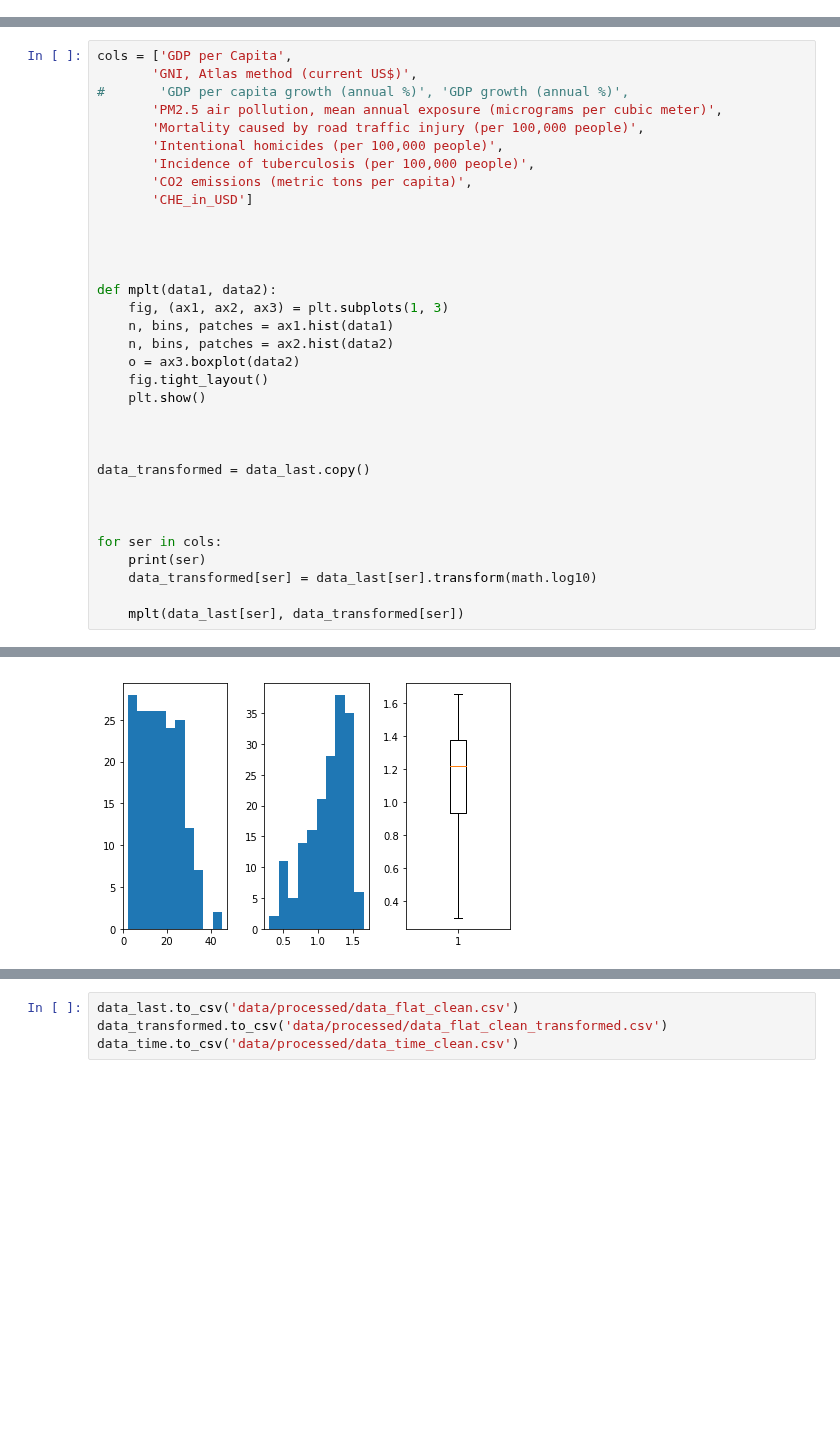
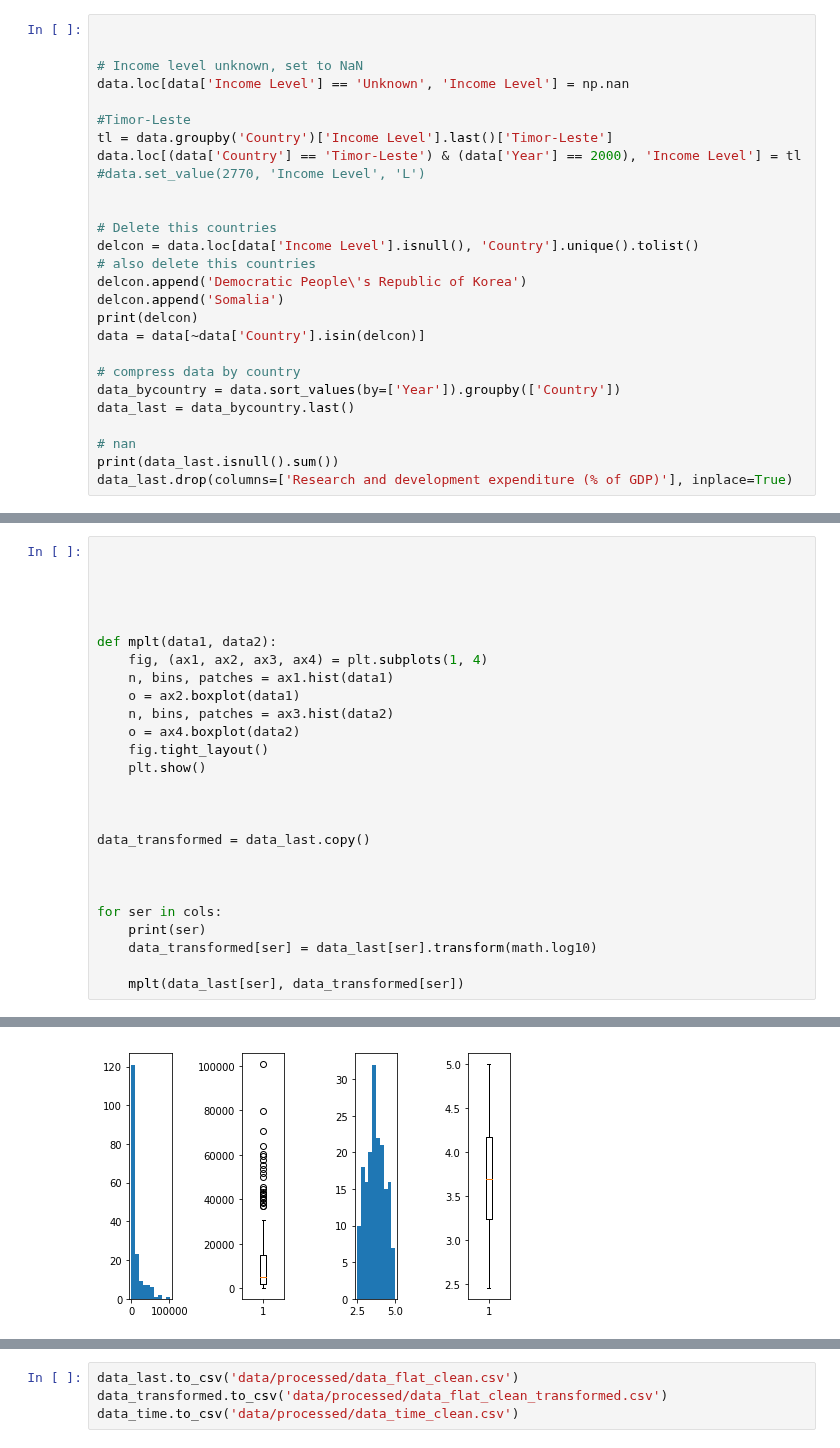
Before and after one commit to patrickFuerst/human_life_exp, a Jupyter notebook: Data_Processing(Attila).ipynb, the cells around one changed output, grey strips where cells are left out. Cells and saved outputs as stored; diff of their text form; blank space fills up the shorter version.

```diff
--- a/Data_Processing(Attila).ipynb
+++ b/Data_Processing(Attila).ipynb
@@ -140,0 +54,27 @@ Intentional homicides (per 100,000 people)                                 0
+# %%
+
+
+# Income level unknown, set to NaN
+data.loc[data['Income Level'] == 'Unknown', 'Income Level'] = np.nan
+
+#Timor-Leste
+tl = data.groupby('Country')['Income Level'].last()['Timor-Leste']
+data.loc[(data['Country'] == 'Timor-Leste') & (data['Year'] == 2000), 'Income Level'] = tl
+#data.set_value(2770, 'Income Level', 'L')
+
+
+# Delete this countries
+delcon = data.loc[data['Income Level'].isnull(), 'Country'].unique().tolist()
+# also delete this countries
+delcon.append('Democratic People\'s Republic of Korea')
+delcon.append('Somalia')
+print(delcon)
+data = data[~data['Country'].isin(delcon)]
+
+# compress data by country
+data_bycountry = data.sort_values(by=['Year']).groupby(['Country'])
+data_last = data_bycountry.last()
+
+# nan
+print(data_last.isnull().sum())
+data_last.drop(columns=['Research and development expenditure (% of GDP)'], inplace=True)
@@ -265,22 +206,15 @@ For variables with skewed Distribution we Transform the variable
 # %%
-cols = ['GDP per Capita',
-       'GNI, Atlas method (current US$)',
-#       'GDP per capita growth (annual %)', 'GDP growth (annual %)',
-       'PM2.5 air pollution, mean annual exposure (micrograms per cubic meter)',
-       'Mortality caused by road traffic injury (per 100,000 people)',
-       'Intentional homicides (per 100,000 people)',
-       'Incidence of tuberculosis (per 100,000 people)',
-       'CO2 emissions (metric tons per capita)',
-       'CHE_in_USD']
+
 
 
 
 
 def mplt(data1, data2):
-    fig, (ax1, ax2, ax3) = plt.subplots(1, 3)
+    fig, (ax1, ax2, ax3, ax4) = plt.subplots(1, 4)
     n, bins, patches = ax1.hist(data1)
-    n, bins, patches = ax2.hist(data2)
-    o = ax3.boxplot(data2)
+    o = ax2.boxplot(data1)
+    n, bins, patches = ax3.hist(data2)
+    o = ax4.boxplot(data2)
     fig.tight_layout()
     plt.show()
 
@@ -306 +240 @@ Mortality caused by road traffic injury (per 100,000 people)
-[figure, old version]
+[figure, new version]
```
Also changed, not shown: parts of 22 cells of this notebook.
